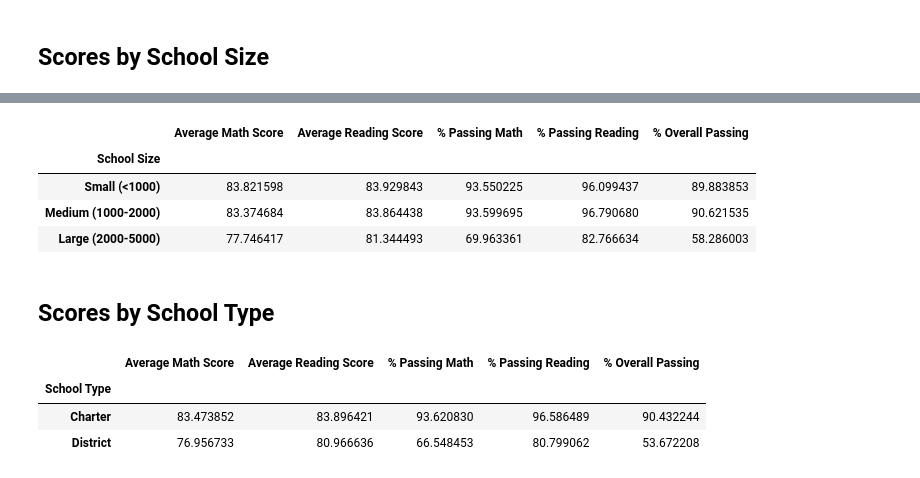
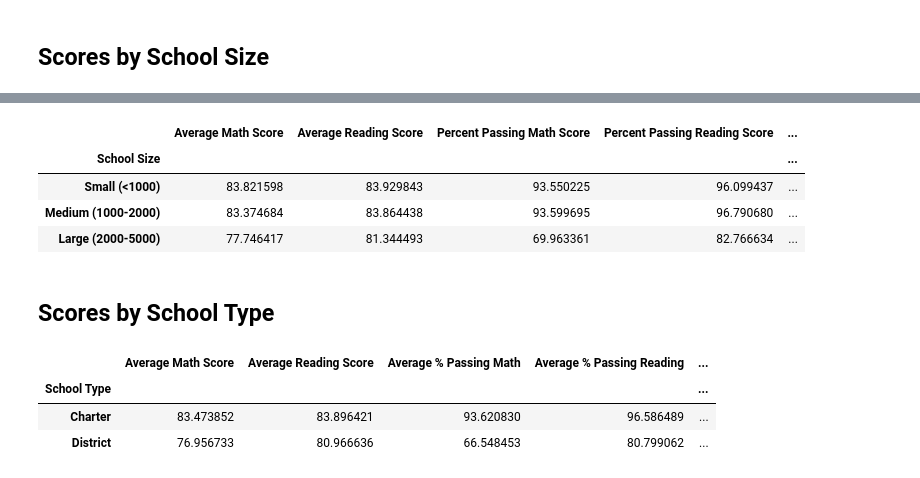
Before and after one commit to ValeriaLiliana/PANDAS--CHALLENGE, a Jupyter notebook: PyCitySchools_starter.ipynb, the cells around one changed output, grey strips where cells are left out. Cells and saved outputs as stored; diff of their text form; code cells hidden in the pictures.

```diff
--- a/PyCitySchools_starter.ipynb
+++ b/PyCitySchools_starter.ipynb
@@ -135,12 +194,23 @@ students_passing_math_and_reading = school_data_complete[
 school_students_passing_math_and_reading = students_passing_math_and_reading.groupby(["school_name"]).size()
 # %%
 # Use the provided code to calculate the passing rates
-per_school_passing_math = school_students_passing_math / per_school_counts * 100
-per_school_passing_reading = school_students_passing_reading / per_school_counts * 100
-overall_passing_rate = school_students_passing_math_and_reading / per_school_counts * 100
+per_school_passing_math = students_passing_math/per_school_counts * 100
+per_school_passing_reading = students_passing_reading/per_school_counts * 100
+overall_passing_rate = school_students_passing_math_and_reading/per_school_counts * 100
 # %%
 # Create a DataFrame called `per_school_summary` with columns for the calculations above.
-per_school_summary =
+per_school_summary = pd.DataFrame({
+    "School Type":school_types,
+    "Total Students": per_school_counts,
+    "Total School Budget":per_school_budget,
+    "Per Student Budget":per_school_capita,
+    "Average Reading Score":per_school_reading,
+    "Average Math Score":per_school_math,
+    "Passing Math Percent": per_school_passing_math,
+    "Passing Reading Percent": per_school_passing_reading,
+    "Passing Rate": overall_passing_rate
+
+})
 
 # Formatting
 per_school_summary["Total School Budget"] = per_school_summary["Total School Budget"].map("${:,.2f}".format)
@@ -360,6 +431,6 @@ labels = ["Small (<1000)", "Medium (1000-2000)", "Large (2000-5000)"]
 # Categorize the spending based on the bins
 # Use `pd.cut` on the "Total Students" column of the `per_school_summary` DataFrame.
 
-per_school_summary["School Size"] =
+per_school_summary["School Size"] = pd.cut(per_school_summary["Total Students"],bins=size_bins, labels=labels)
 per_school_summary
 # %% [output]
@@ -383,22 +455,27 @@ per_school_summary
 # Calculate averages for the desired columns.
 size_math_scores = per_school_summary.groupby(["School Size"])["Average Math Score"].mean()
 size_reading_scores = per_school_summary.groupby(["School Size"])["Average Reading Score"].mean()
-size_passing_math = per_school_summary.groupby(["School Size"])["% Passing Math"].mean()
-size_passing_reading = per_school_summary.groupby(["School Size"])["% Passing Reading"].mean()
-size_overall_passing = per_school_summary.groupby(["School Size"])["% Overall Passing"].mean()
+size_passing_math = per_school_summary.groupby(["School Size"])["Passing Math Percent"].mean()
+size_passing_reading = per_school_summary.groupby(["School Size"])["Passing Reading Percent"].mean()
+size_overall_passing = per_school_summary.groupby(["School Size"])["Passing Rate"].mean()
 # %%
 # Create a DataFrame called `size_summary` that breaks down school performance based on school size (small, medium, or large).
 # Use the scores above to create a new DataFrame called `size_summary`
-size_summary =
-
+size_summary = pd.DataFrame({
+    "Average Math Score": size_math_scores,
+    "Average Reading Score": size_reading_scores,
+    "Percent Passing Math Score": size_passing_math,
+    "Percent Passing Reading Score": size_passing_reading,
+    "Overall Passing Rate": size_overall_passing
+})
 # Display results
 size_summary
 # %% [output]
-|  | Average Math Score | Average Reading Score | % Passing Math | % Passing Reading | % Overall Passing |
-| School Size |  |  |  |  |  |
-| Small (<1000) | 83.821598 | 83.929843 | 93.550225 | 96.099437 | 89.883853 |
-| Medium (1000-2000) | 83.374684 | 83.864438 | 93.599695 | 96.790680 | 90.621535 |
-| Large (2000-5000) | 77.746417 | 81.344493 | 69.963361 | 82.766634 | 58.286003 |
+|  | Average Math Score | Average Reading Score | Percent Passing Math Score | Percent Passing Reading Score | ... |
+| School Size |  |  |  |  | ... |
+| Small (<1000) | 83.821598 | 83.929843 | 93.550225 | 96.099437 | ... |
+| Medium (1000-2000) | 83.374684 | 83.864438 | 93.599695 | 96.790680 | ... |
+| Large (2000-5000) | 77.746417 | 81.344493 | 69.963361 | 82.766634 | ... |
 # %% [markdown]
 ## Scores by School Type
 # %%
@@ -411,11 +488,17 @@ average_percent_overall_passing_by_type = per_school_summary.groupby(["School Ty
 # %%
 # Assemble the new data by type into a DataFrame called `type_summary`
-type_summary =
+type_summary = pd.DataFrame({
+    "Average Math Score": average_math_score_by_type,
+    "Average Reading Score": average_reading_score_by_type,
+    "Average % Passing Math": average_percent_passing_math_by_type,
+    "Average % Passing Reading": average_percent_passing_reading_by_type,
+    "Average % Overall Passing": average_percent_overall_passing_by_type
+})
 
 # Display results
 type_summary
 # %% [output]
-|  | Average Math Score | Average Reading Score | % Passing Math | % Passing Reading | % Overall Passing |
-| School Type |  |  |  |  |  |
-| Charter | 83.473852 | 83.896421 | 93.620830 | 96.586489 | 90.432244 |
-| District | 76.956733 | 80.966636 | 66.548453 | 80.799062 | 53.672208 |
+|  | Average Math Score | Average Reading Score | Average % Passing Math | Average % Passing Reading | ... |
+| School Type |  |  |  |  | ... |
+| Charter | 83.473852 | 83.896421 | 93.620830 | 96.586489 | ... |
+| District | 76.956733 | 80.966636 | 66.548453 | 80.799062 | ... |
```
Also changed, not shown: parts of 16 cells of this notebook.
